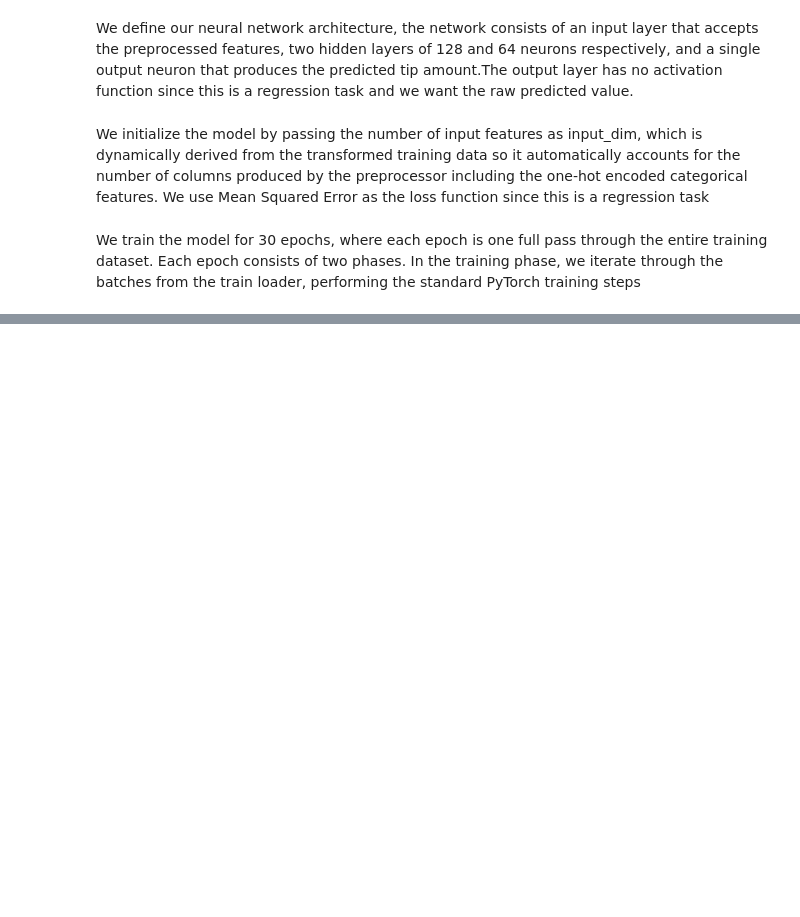
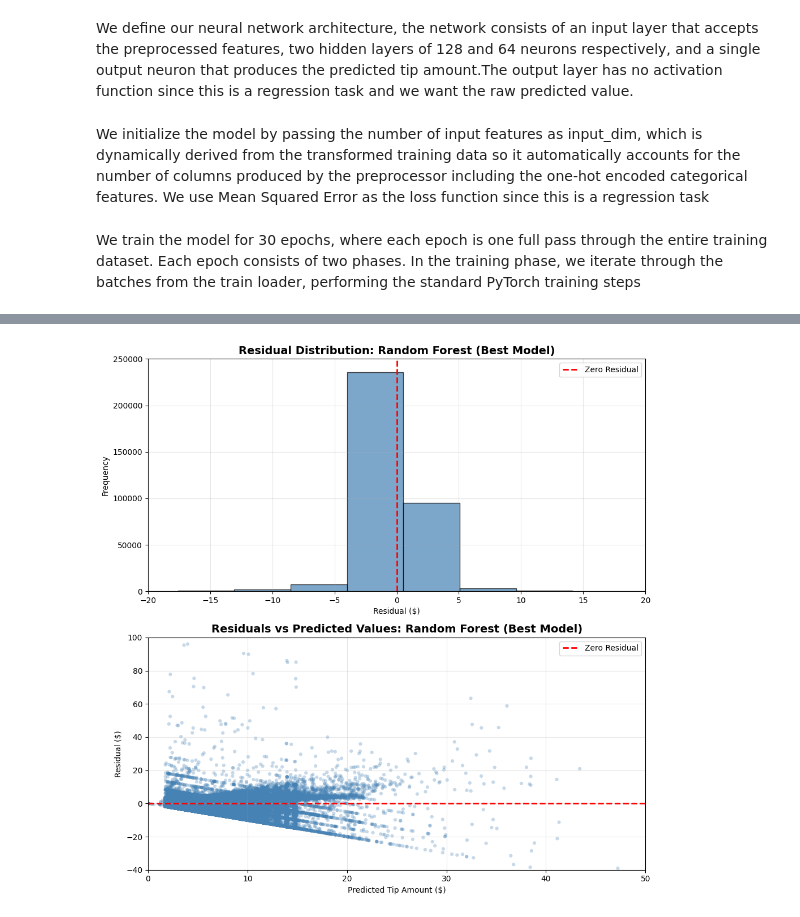
Before and after one commit to Battler08/COMP3610A2, a Jupyter notebook: assignment2.ipynb, the cells around one changed output, grey strips where cells are left out. Cells and saved outputs as stored; diff of their text form; code cells hidden in the pictures; blank space fills up the shorter version.

```diff
--- a/assignment2.ipynb
+++ b/assignment2.ipynb
@@ -979,0 +1065,33 @@ plt.show()
+# %%
+
+rf_preds = rf_reg.predict(X_val)
+residuals = y_val_reg - rf_preds
+
+fig, axes = plt.subplots(2, 1, figsize=(10, 10))
+
+
+axes[0].hist(residuals, bins=50, color='steelblue', edgecolor='black', alpha=0.7)
+axes[0].axvline(x=0, color='red', linestyle='--', linewidth=2, label='Zero Residual')
+axes[0].set_title('Residual Distribution: Random Forest (Best Model)', fontsize=14, fontweight='bold')
+axes[0].set_xlabel('Residual ($)')
+axes[0].set_ylabel('Frequency')
+axes[0].set_xlim(-20,20)
+axes[0].set_ylim(0,250000)
+axes[0].legend()
+axes[0].grid(True, alpha=0.3)
+
+
+axes[1].scatter(rf_preds, residuals, alpha=0.3, color='steelblue', edgecolors='none', s=20)
+axes[1].axhline(y=0, color='red', linestyle='--', linewidth=2, label='Zero Residual')
+axes[1].set_title('Residuals vs Predicted Values: Random Forest (Best Model)', fontsize=14, fontweight='bold')
+axes[1].set_xlabel('Predicted Tip Amount ($)')
+axes[1].set_ylabel('Residual ($)')
+axes[1].set_xlim(0,50)
+axes[1].set_ylim(-40,100)
+axes[1].legend()
+axes[1].grid(True, alpha=0.3)
+
+plt.tight_layout()
+plt.show()
+# %% [output]
+[figure, added]
```
Also changed, not shown: parts of 20 cells of this notebook.
